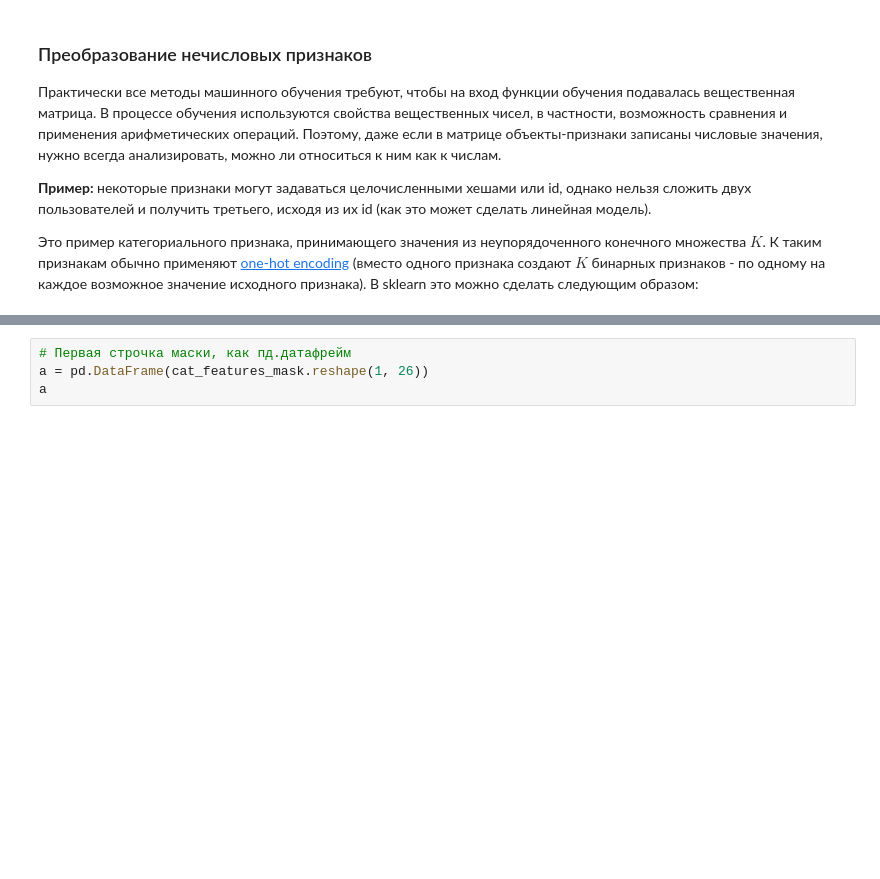
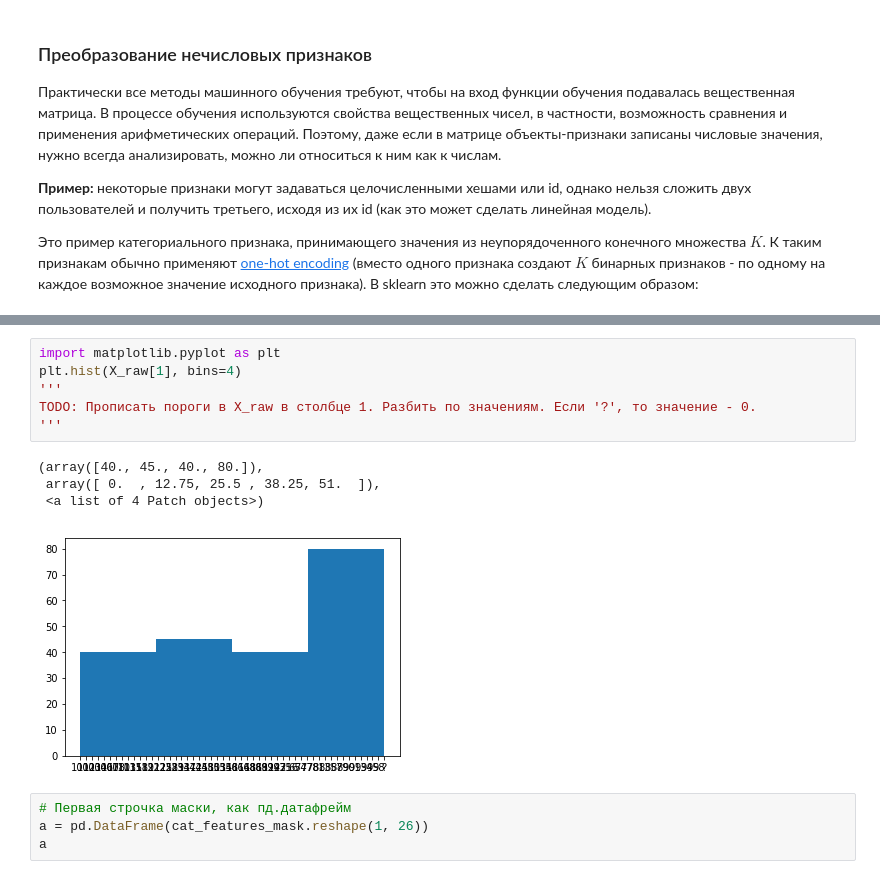
Before and after one commit to vbaryshev4/Data_Science, a Jupyter notebook: hw03/task3.ipynb, the cells around one changed output, grey strips where cells are left out. Drawn from its saved outputs; the diff is of its cells as text; blank space fills up the shorter version.

```diff
--- a/hw03/task3.ipynb
+++ b/hw03/task3.ipynb
@@ -41,3 +71,14 @@ X_raw[0:1]
+# %%
+import matplotlib.pyplot as plt
+plt.hist(X_raw[1], bins=4)
+'''
+TODO: Прописать пороги в X_raw в столбце 1. Разбить по значениям. Если '?', то значение - 0.
+'''
+# %% [output]
+(array([40., 45., 40., 80.]),
+ array([ 0.  , 12.75, 25.5 , 38.25, 51.  ]),
+ <a list of 4 Patch objects>)
+[figure, added]
 # %%
 # Первая строчка маски, как пд.датафрейм
 a = pd.DataFrame(cat_features_mask.reshape(1, 26))
```
Also changed, not shown: parts of 4 cells of this notebook.
